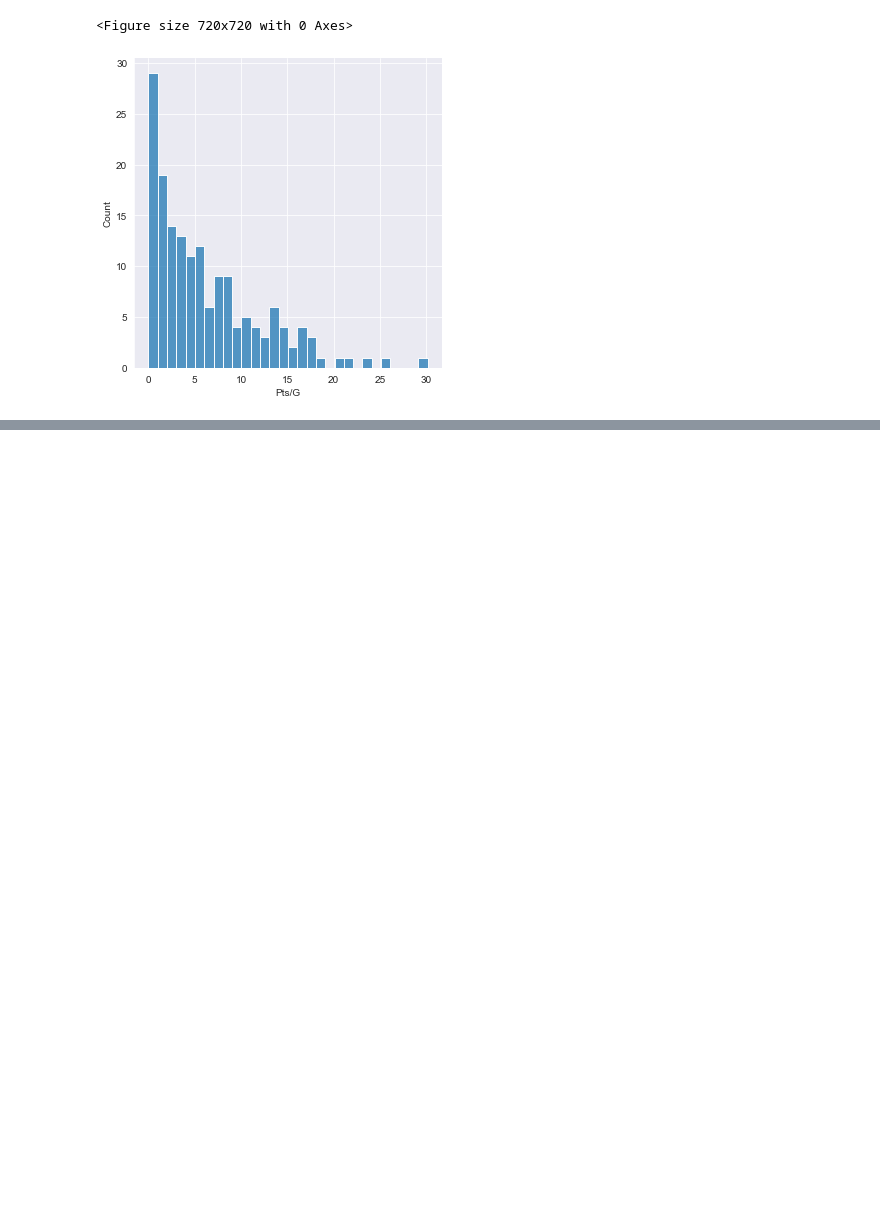
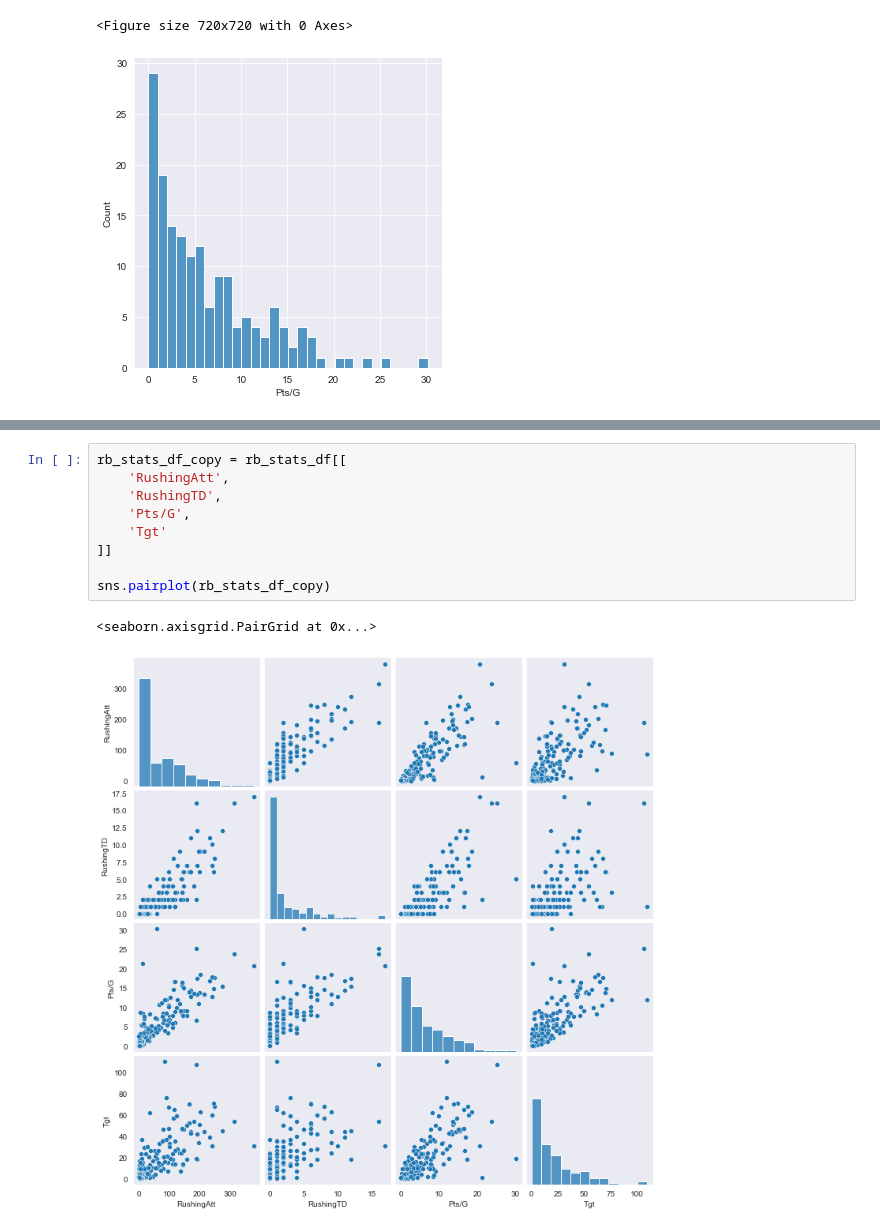
Before and after one commit to srtalaie/FFDataProject, a Jupyter notebook: notebooks/UsageAndEfficiency.ipynb, the cells around one changed output, grey strips where cells are left out. Cells and saved outputs as stored; diff of their text form; blank space fills up the shorter version.

```diff
--- a/notebooks/UsageAndEfficiency.ipynb
+++ b/notebooks/UsageAndEfficiency.ipynb
@@ -115,0 +114,12 @@ rb_stats_df.head()
+# %%
+rb_stats_df_copy = rb_stats_df[[
+    'RushingAtt',
+    'RushingTD',
+    'Pts/G',
+    'Tgt'
+]]
+
+sns.pairplot(rb_stats_df_copy)
+# %% [output]
+<seaborn.axisgrid.PairGrid at 0x...>
+[figure, added]
```
Also changed, not shown: parts of 7 cells of this notebook, 1 other file.
